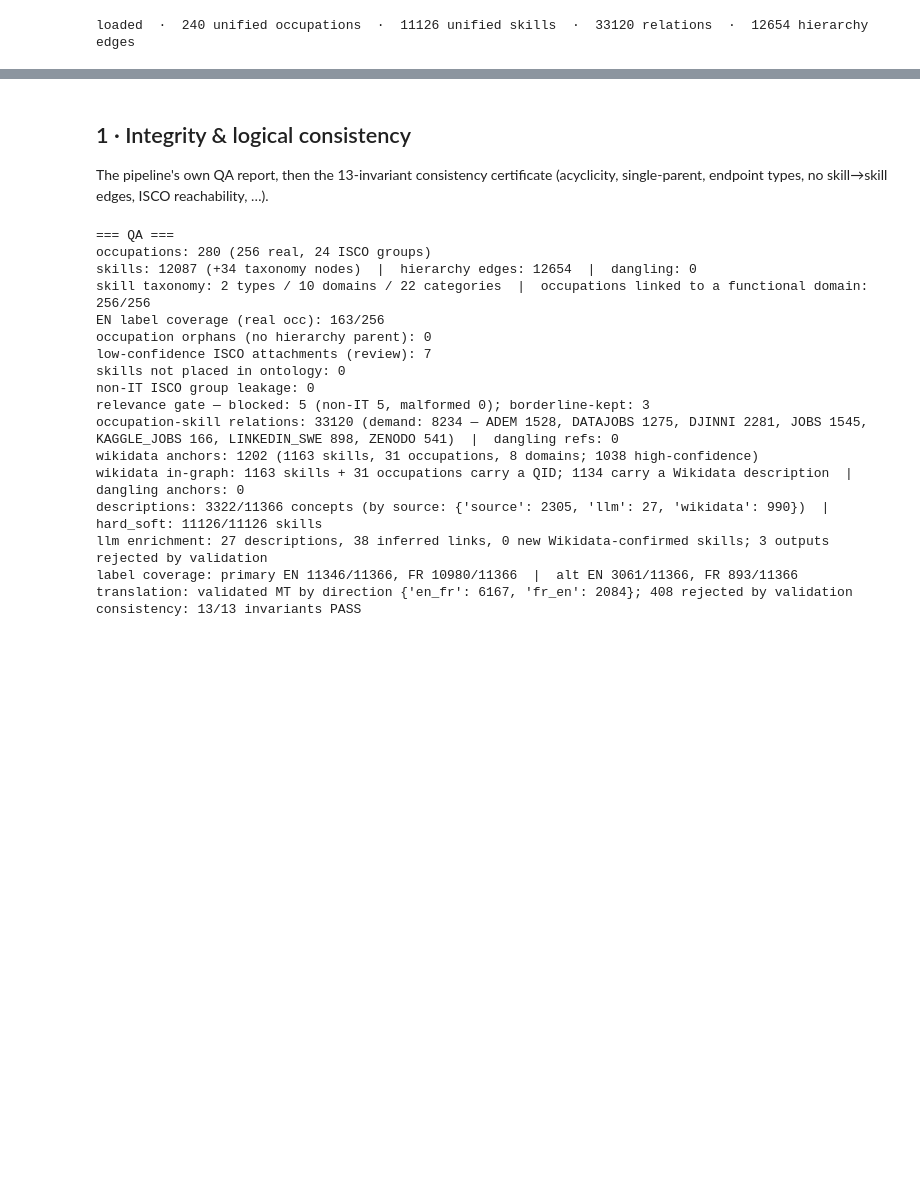
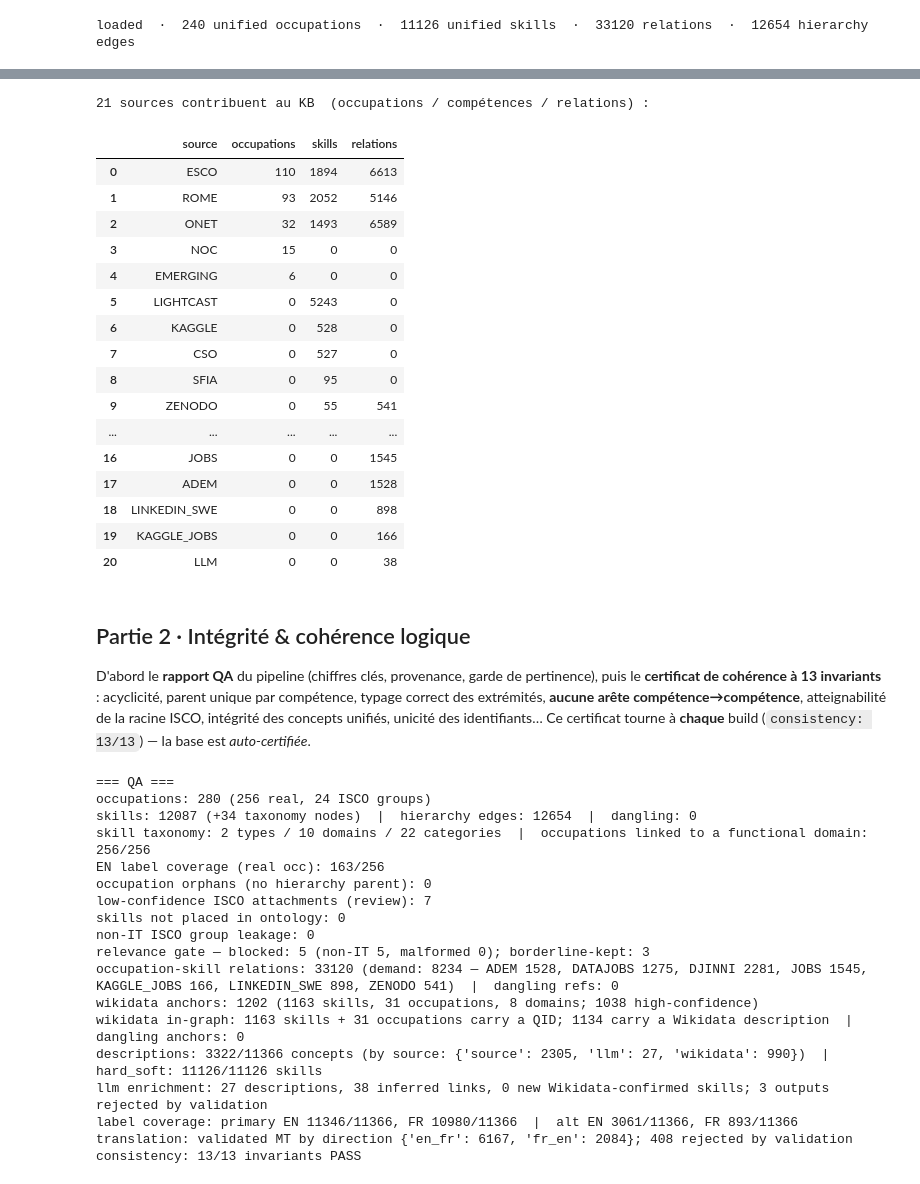
Before and after one commit to YoussefDhb/JobKB, a Jupyter notebook: notebooks/inspect.ipynb, the cells around one changed output, grey strips where cells are left out. Cells and saved outputs as stored; diff of their text form; code cells hidden in the pictures; blank space fills up the shorter version.

```diff
--- a/notebooks/inspect.ipynb
+++ b/notebooks/inspect.ipynb
@@ -40,6 +140,37 @@ loaded  ·  240 unified occupations  ·  11126 unified skills  ·  33120 relatio
+# %%
+# Sources récapitulées en direct (rôle + apport chiffré), lues depuis kb/
+occ_by = occ[occ.occupation_type != 'isco_group'].source.value_counts()
+skl_by = real_skl.source.value_counts()
+rel_by = rel.source.value_counts()
+srcs = sorted(set(occ_by.index) | set(skl_by.index) | set(rel_by.index))
+sdf = pd.DataFrame([{'source': s, 'occupations': int(occ_by.get(s, 0)),
+                     'skills': int(skl_by.get(s, 0)), 'relations': int(rel_by.get(s, 0))}
+                    for s in srcs]).sort_values(['occupations', 'skills', 'relations'], ascending=False)
+print(f'{len(srcs)} sources contribuent au KB  (occupations / compétences / relations) :')
+display(sdf.reset_index(drop=True))
+# %% [output]
+21 sources contribuent au KB  (occupations / compétences / relations) :
+|  | source | occupations | skills | relations |
+| 0 | ESCO | 110 | 1894 | 6613 |
+| 1 | ROME | 93 | 2052 | 5146 |
+| 2 | ONET | 32 | 1493 | 6589 |
+| 3 | NOC | 15 | 0 | 0 |
+| 4 | EMERGING | 6 | 0 | 0 |
+| 5 | LIGHTCAST | 0 | 5243 | 0 |
+| 6 | KAGGLE | 0 | 528 | 0 |
+| 7 | CSO | 0 | 527 | 0 |
+| 8 | SFIA | 0 | 95 | 0 |
+| 9 | ZENODO | 0 | 55 | 541 |
+| ... | ... | ... | ... | ... |
+| 16 | JOBS | 0 | 0 | 1545 |
+| 17 | ADEM | 0 | 0 | 1528 |
+| 18 | LINKEDIN_SWE | 0 | 0 | 898 |
+| 19 | KAGGLE_JOBS | 0 | 0 | 166 |
+| 20 | LLM | 0 | 0 | 38 |
 # %% [markdown]
-## 1 · Integrity & logical consistency
-The pipeline's own QA report, then the 13-invariant consistency certificate (acyclicity, single-parent, endpoint types, no skill→skill edges, ISCO reachability, …).
+## Partie 2 · Intégrité & cohérence logique
+
+D'abord le **rapport QA** du pipeline (chiffres clés, provenance, garde de pertinence), puis le **certificat de cohérence à 13 invariants** : acyclicité, parent unique par compétence, typage correct des extrémités, **aucune arête compétence→compétence**, atteignabilité de la racine ISCO, intégrité des concepts unifiés, unicité des identifiants… Ce certificat tourne à **chaque** build (`consistency: 13/13`) — la base est *auto-certifiée*.
 # %%
 from src import pipeline
 qa = pipeline.qa()          # prints the full integrity + coverage report (read-only)
```
Also changed, not shown: parts of 21 cells of this notebook, 9 other files.
